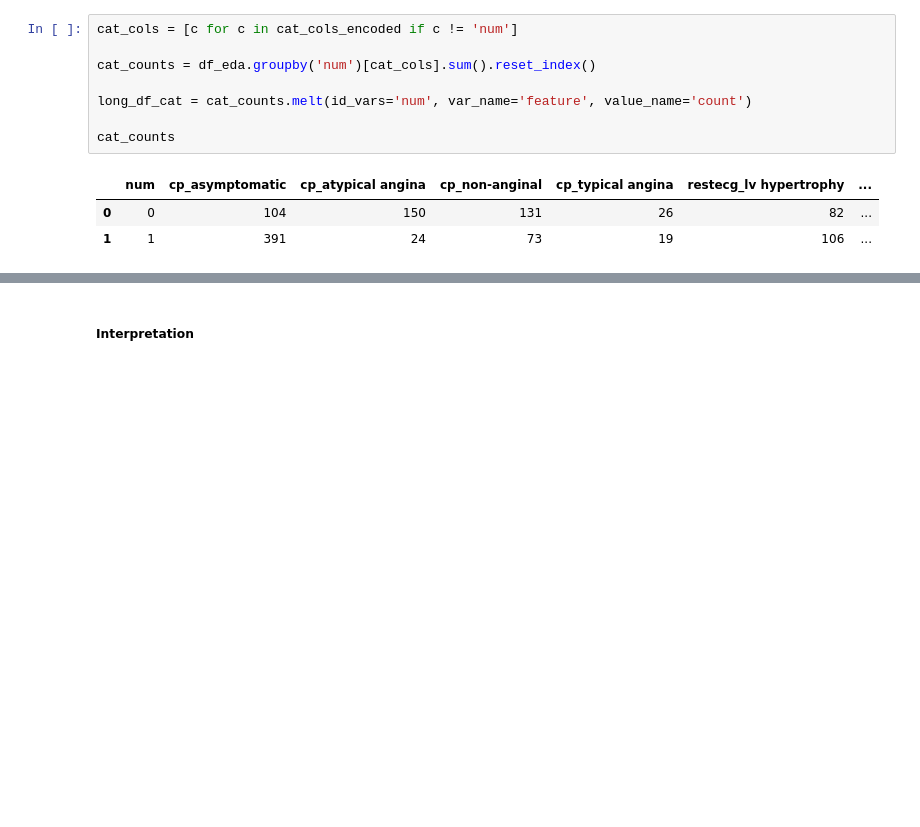
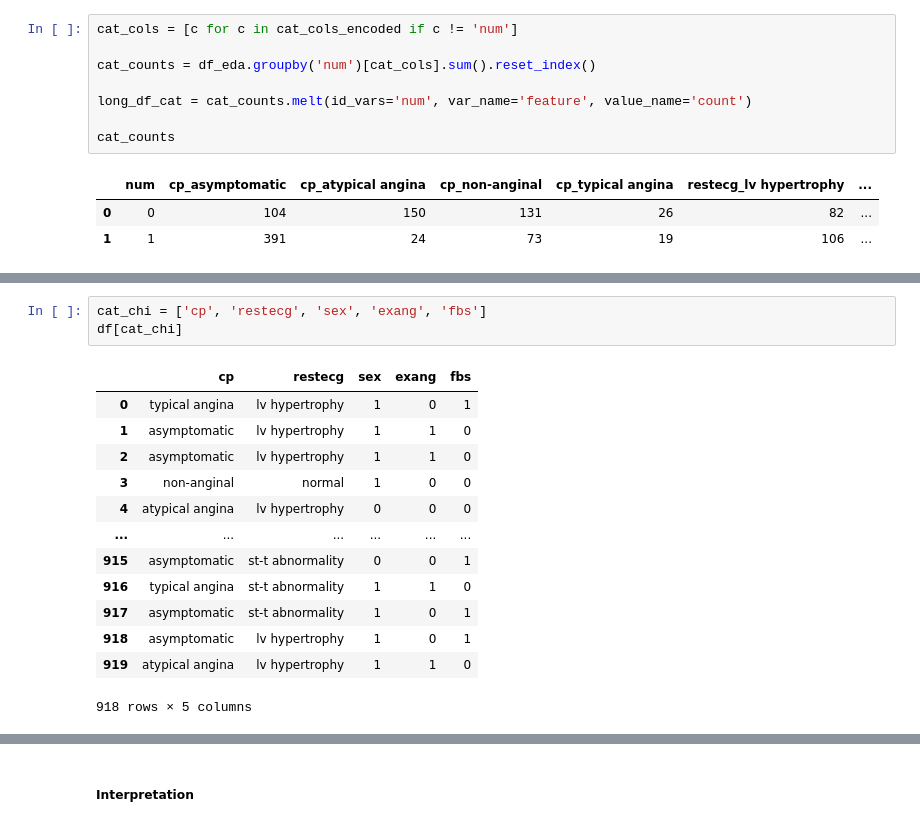
Before and after one commit to ThereseColeongco/hd-classifier, a Jupyter notebook: classifier.ipynb, the cells around one changed output, grey strips where cells are left out. Saved outputs shown, nothing was run; the diff lists cells and outputs as text; blank space fills up the shorter version.

```diff
--- a/classifier.ipynb
+++ b/classifier.ipynb
@@ -723,0 +725,17 @@ plt.xticks(rotation=45, ha='right')
+# %%
+cat_chi = ['cp', 'restecg', 'sex', 'exang', 'fbs']
+df[cat_chi]
+# %% [output]
+|  | cp | restecg | sex | exang | fbs |
+| 0 | typical angina | lv hypertrophy | 1 | 0 | 1 |
+| 1 | asymptomatic | lv hypertrophy | 1 | 1 | 0 |
+| 2 | asymptomatic | lv hypertrophy | 1 | 1 | 0 |
+| 3 | non-anginal | normal | 1 | 0 | 0 |
+| 4 | atypical angina | lv hypertrophy | 0 | 0 | 0 |
+| ... | ... | ... | ... | ... | ... |
+| 915 | asymptomatic | st-t abnormality | 0 | 0 | 1 |
+| 916 | typical angina | st-t abnormality | 1 | 1 | 0 |
+| 917 | asymptomatic | st-t abnormality | 1 | 0 | 1 |
+| 918 | asymptomatic | lv hypertrophy | 1 | 0 | 1 |
+| 919 | atypical angina | lv hypertrophy | 1 | 1 | 0 |
+918 rows × 5 columns
```
Also changed, not shown: parts of 6 cells of this notebook.
